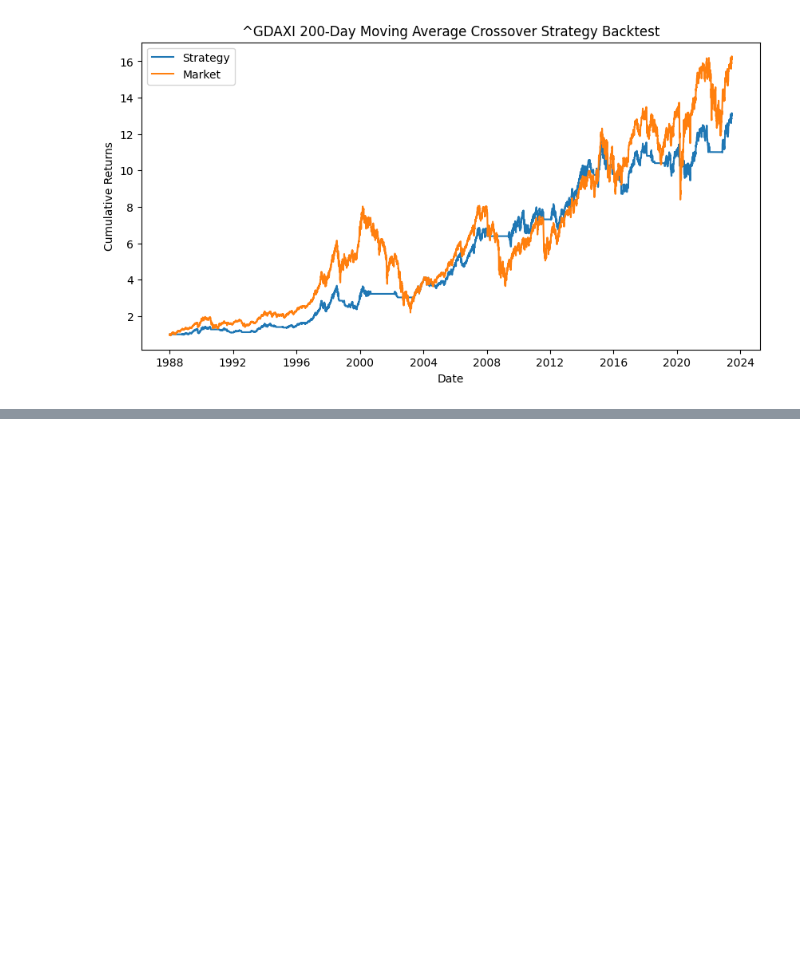
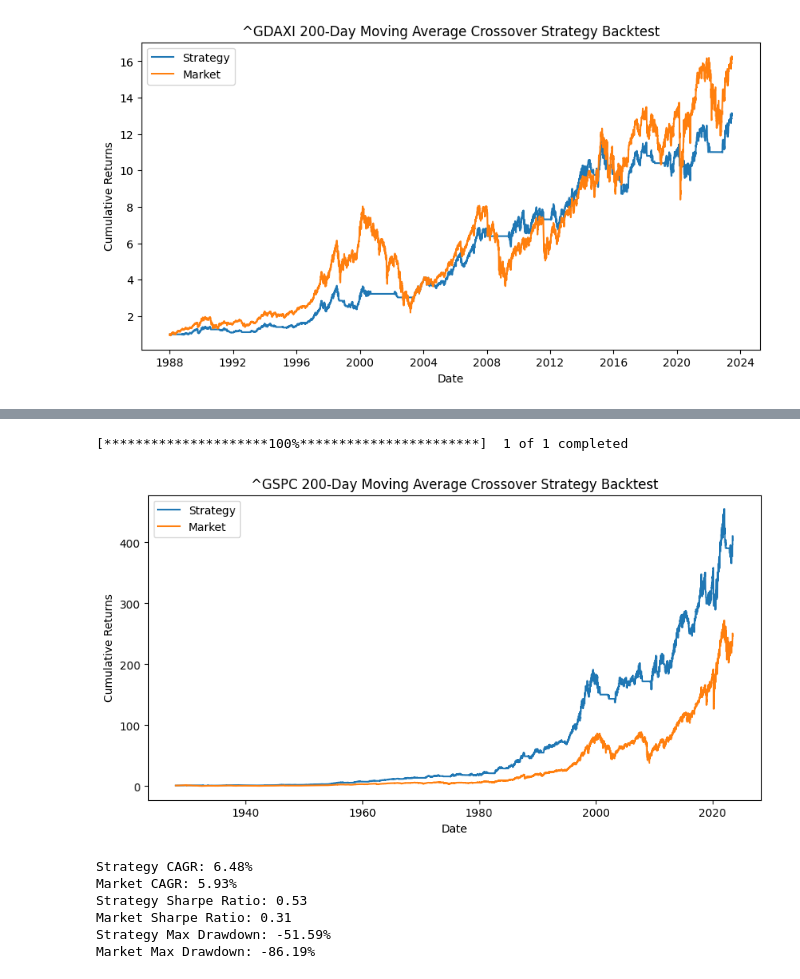
Before and after one commit to dkn-maida/farscape-investment, a Jupyter notebook: sma200.ipynb, the cells around one changed output, grey strips where cells are left out. Drawn from its saved outputs; the diff is of its cells as text; code cells hidden in the pictures; blank space fills up the shorter version.

```diff
--- a/sma200.ipynb
+++ b/sma200.ipynb
@@ -184,0 +249,75 @@ See the caveats in the documentation: https://pandas.pydata.org/pandas-docs/stab
+# %%
+import pandas as pd
+import numpy as np
+import yfinance as yf
+import matplotlib.pyplot as plt
+
+# Define the ticker symbol of the index you want to backtest
+TICKER_SYMBOL = '^GSPC'
+
+# Download historical data for the specified index
+data = yf.download(TICKER_SYMBOL)
+
+# Calculate the 200-day simple moving average
+data['sma200'] = data['Close'].rolling(window=200).mean()
+
+# Generate trading signals based on the crossover strategy
+data['signal'] = 0
+data.loc[200:, 'signal'] = np.where(data['Close'][200:] > data['sma200'][200:], 1, 0)
+data['positions'] = data['signal'].diff()
+
+# Backtest the strategy and calculate returns
+data['strategy_returns'] = data['Close'].pct_change() * data['signal'].shift(1)
+data['market_returns'] = data['Close'].pct_change()
+
+# Calculate the cumulative returns
+data['strategy_cumulative_returns'] = (1 + data['strategy_returns']).cumprod()
+data['market_cumulative_returns'] = (1 + data['market_returns']).cumprod()
+
+# Compute CAGR
+years = (data.index[-1] - data.index[0]).days / 365.0
+strategy_cagr = (data['strategy_cumulative_returns'][-1])**(1/years) - 1
+market_cagr = (data['market_cumulative_returns'][-1])**(1/years) - 1
+
+# Compute Sharpe Ratio (assuming a risk-free rate of 0)
+strategy_std = data['strategy_returns'].std() * np.sqrt(252)  # Annualized standard deviation
+strategy_sharpe_ratio = (strategy_cagr - 0) / strategy_std
+market_std = data['market_returns'].std() * np.sqrt(252)  # Annualized standard deviation
+market_sharpe_ratio = (market_cagr - 0) / market_std
+
+# Compute Maximum Drawdown for Strategy
+data['strategy_cummax'] = data['strategy_cumulative_returns'].cummax()
+data['strategy_drawdown'] = data['strategy_cumulative_returns'] / data['strategy_cummax'] - 1
+strategy_max_drawdown = data['strategy_drawdown'].min()
+
+# Compute Maximum Drawdown for Market
+data['market_cummax'] = data['market_cumulative_returns'].cummax()
+data['market_drawdown'] = data['market_cumulative_returns'] / data['market_cummax'] - 1
+market_max_drawdown = data['market_drawdown'].min()
+
+# Plot the results
+plt.figure(figsize=(10, 5))
+plt.plot(data['strategy_cumulative_returns'], label='Strategy')
+plt.plot(data['market_cumulative_returns'], label='Market')
+plt.legend()
+plt.xlabel('Date')
+plt.ylabel('Cumulative Returns')
+plt.title(f'{TICKER_SYMBOL} 200-Day Moving Average Crossover Strategy Backtest')
+plt.show()
+
+# Display the computed metrics
+print(f"Strategy CAGR: {strategy_cagr * 100:.2f}%")
+print(f"Market CAGR: {market_cagr * 100:.2f}%")
+print(f"Strategy Sharpe Ratio: {strategy_sharpe_ratio:.2f}")
+print(f"Market Sharpe Ratio: {market_sharpe_ratio:.2f}")
+print(f"Strategy Max Drawdown: {strategy_max_drawdown * 100:.2f}%")
+print(f"Market Max Drawdown: {market_max_drawdown * 100:.2f}%")
+# %% [output]
+[*********************100%***********************]  1 of 1 completed
+[figure, added]
+Strategy CAGR: 6.48%
+Market CAGR: 5.93%
+Strategy Sharpe Ratio: 0.53
+Market Sharpe Ratio: 0.31
+Strategy Max Drawdown: -51.59%
+Market Max Drawdown: -86.19%
```
Also changed, not shown: parts of 2 cells of this notebook, 6 other files.
